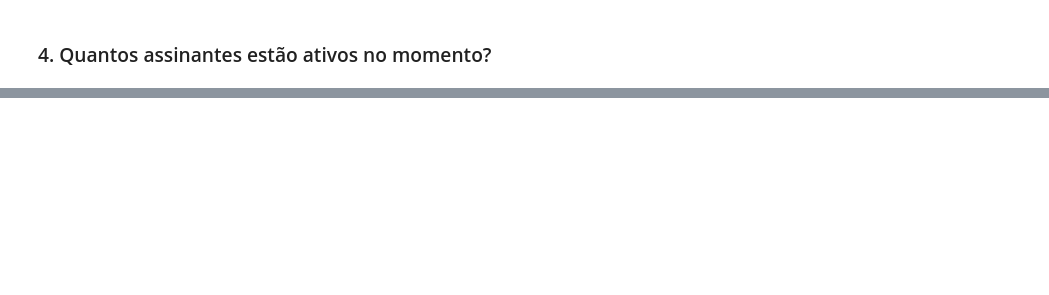
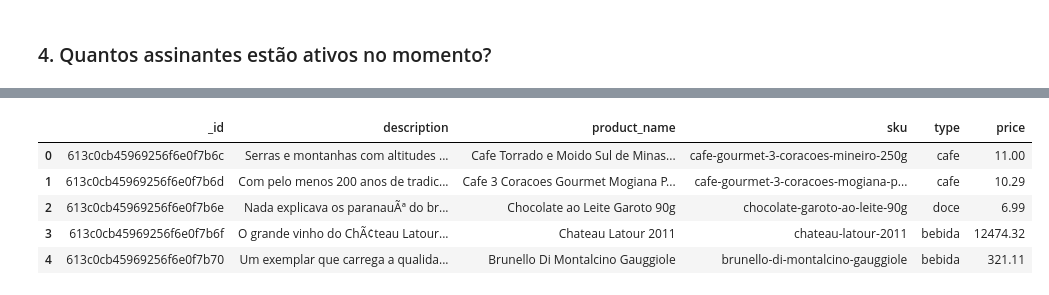
Before and after one commit to equipe3-eng-software/inf325-marketplace-final, a Jupyter notebook: notebooks/data_analytics.ipynb, the cells around one changed output, grey strips where cells are left out. Drawn from its saved outputs; the diff is of its cells as text; code cells hidden in the pictures; blank space fills up the shorter version.

```diff
--- a/notebooks/data_analytics.ipynb
+++ b/notebooks/data_analytics.ipynb
@@ -75,0 +241,10 @@ df['subscription'].iplot(kind='hist', bins=50, title='Histograma da coluna Subsc
+# %%
+df = pd.DataFrame(db.Product.find())
+df.head()
+# %% [output]
+|  | _id | description | product_name | sku | type | price |
+| 0 | 613c0cb45969256f6e0f7b6c | Serras e montanhas com altitudes ... | Cafe Torrado e Moido Sul de Minas... | cafe-gourmet-3-coracoes-mineiro-250g | cafe | 11.00 |
+| 1 | 613c0cb45969256f6e0f7b6d | Com pelo menos 200 anos de tradic... | Cafe 3 Coracoes Gourmet Mogiana P... | cafe-gourmet-3-coracoes-mogiana-p... | cafe | 10.29 |
+| 2 | 613c0cb45969256f6e0f7b6e | Nada explicava os paranauÃª do br... | Chocolate ao Leite Garoto 90g | chocolate-garoto-ao-leite-90g | doce | 6.99 |
+| 3 | 613c0cb45969256f6e0f7b6f | O grande vinho do ChÃ¢teau Latour... | Chateau Latour 2011 | chateau-latour-2011 | bebida | 12474.32 |
+| 4 | 613c0cb45969256f6e0f7b70 | Um exemplar que carrega a qualida... | Brunello Di Montalcino Gauggiole | brunello-di-montalcino-gauggiole | bebida | 321.11 |
```
Also changed, not shown: parts of 21 cells of this notebook, 1 other file.
